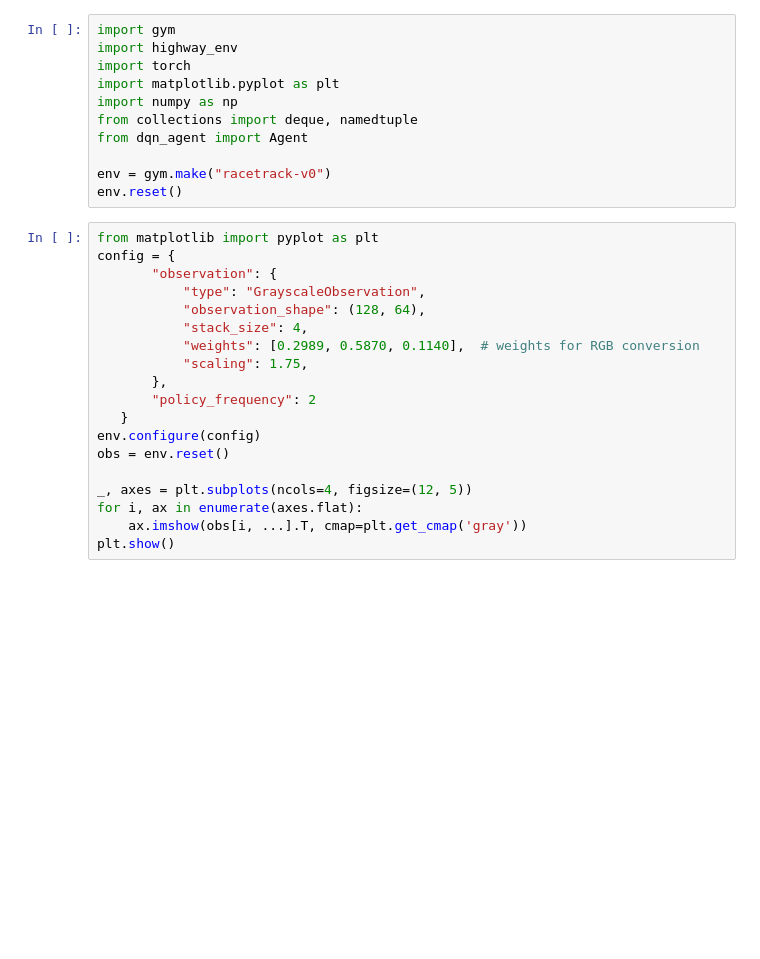
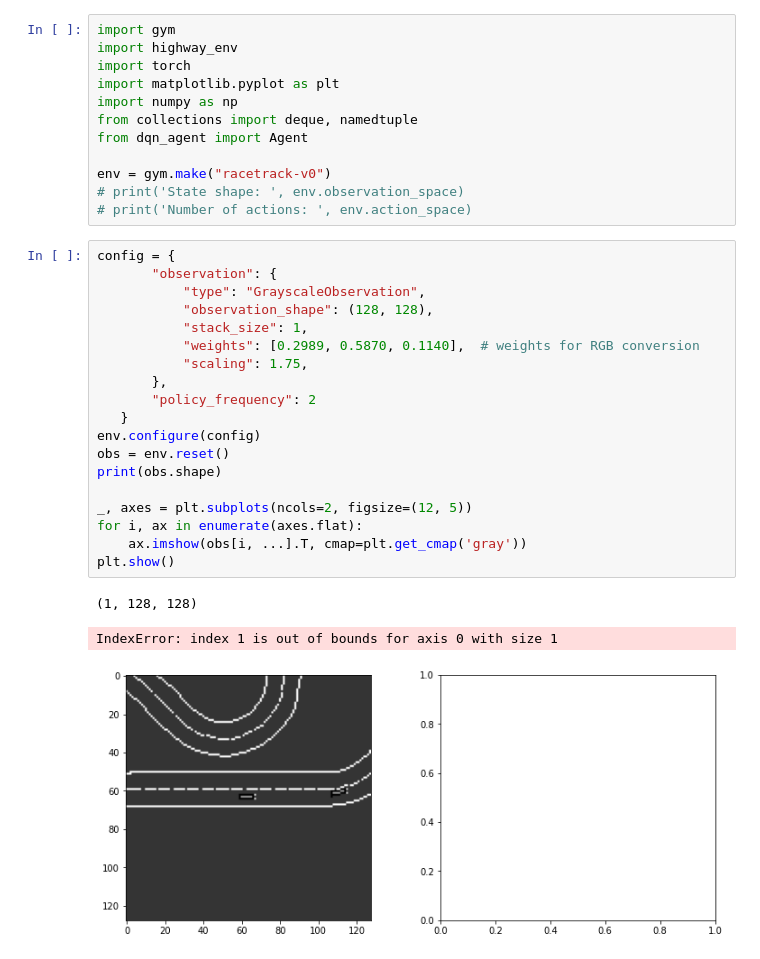
Before and after one commit to Alol2565/HardRaceTrack, a Jupyter notebook: final_project.ipynb, the cells around one changed output. Cells and saved outputs as stored; diff of their text form; blank space fills up the shorter version.

```diff
--- a/final_project.ipynb
+++ b/final_project.ipynb
@@ -8,24 +8,29 @@ from collections import deque, namedtuple
 from dqn_agent import Agent
 
 env = gym.make("racetrack-v0")
-env.reset()
+# print('State shape: ', env.observation_space)
+# print('Number of actions: ', env.action_space)
 # %%
-from matplotlib import pyplot as plt
 config = {
        "observation": {
            "type": "GrayscaleObservation",
-           "observation_shape": (128, 64),
-           "stack_size": 4,
+           "observation_shape": (128, 128),
+           "stack_size": 1,
            "weights": [0.2989, 0.5870, 0.1140],  # weights for RGB conversion
            "scaling": 1.75,
        },
        "policy_frequency": 2
    }
 env.configure(config)
 obs = env.reset()
+print(obs.shape)
 
-_, axes = plt.subplots(ncols=4, figsize=(12, 5))
+_, axes = plt.subplots(ncols=2, figsize=(12, 5))
 for i, ax in enumerate(axes.flat):
     ax.imshow(obs[i, ...].T, cmap=plt.get_cmap('gray'))
 plt.show()
+# %% [output]
+(1, 128, 128)
+IndexError: index 1 is out of bounds for axis 0 with size 1
+[figure, added]
 # %%
```
Also changed, not shown: parts of 3 cells of this notebook.
